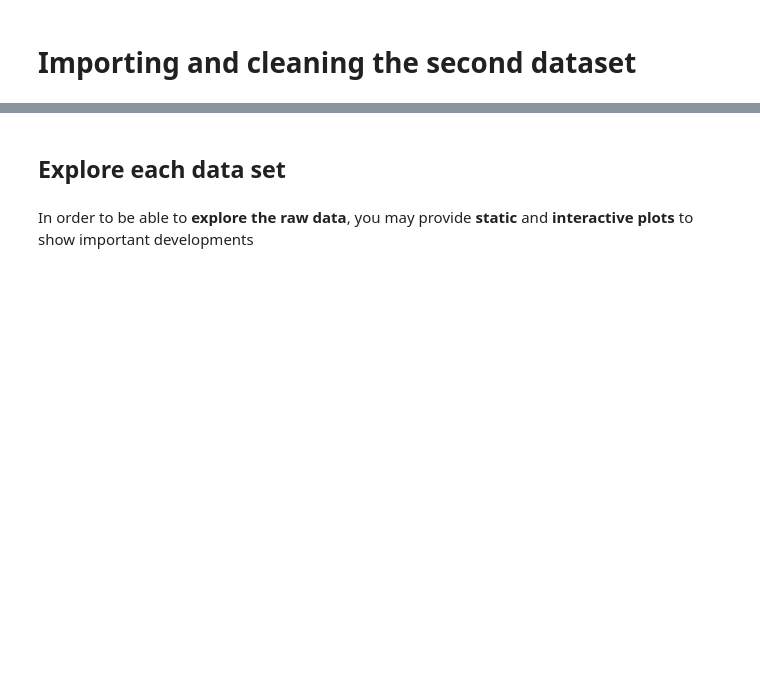
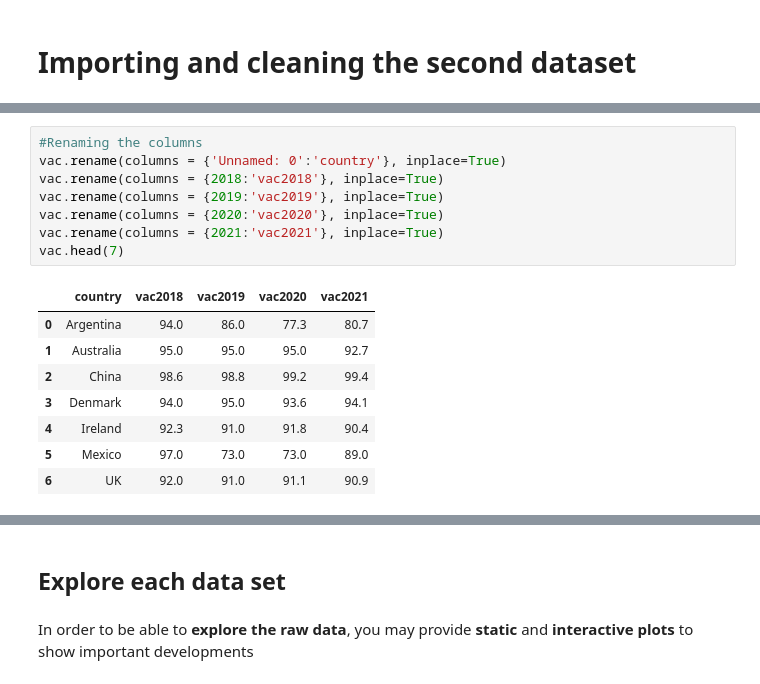
Before and after one commit to NumEconCopenhagen/projects-2023-n-m, a Jupyter notebook: dataproject/dataproject.ipynb, the cells around one changed output, grey strips where cells are left out. Saved outputs shown, nothing was run; the diff lists cells and outputs as text; blank space fills up the shorter version.

```diff
--- a/dataproject/dataproject.ipynb
+++ b/dataproject/dataproject.ipynb
@@ -244,0 +145,17 @@ memory usage: 1.2+ KB
+# %%
+#Renaming the columns
+vac.rename(columns = {'Unnamed: 0':'country'}, inplace=True)
+vac.rename(columns = {2018:'vac2018'}, inplace=True)
+vac.rename(columns = {2019:'vac2019'}, inplace=True)
+vac.rename(columns = {2020:'vac2020'}, inplace=True)
+vac.rename(columns = {2021:'vac2021'}, inplace=True)
+vac.head(7)
+# %% [output]
+|  | country | vac2018 | vac2019 | vac2020 | vac2021 |
+| 0 | Argentina | 94.0 | 86.0 | 77.3 | 80.7 |
+| 1 | Australia | 95.0 | 95.0 | 95.0 | 92.7 |
+| 2 | China | 98.6 | 98.8 | 99.2 | 99.4 |
+| 3 | Denmark | 94.0 | 95.0 | 93.6 | 94.1 |
+| 4 | Ireland | 92.3 | 91.0 | 91.8 | 90.4 |
+| 5 | Mexico | 97.0 | 73.0 | 73.0 | 89.0 |
+| 6 | UK | 92.0 | 91.0 | 91.1 | 90.9 |
```
Also changed, not shown: parts of 21 cells of this notebook.
